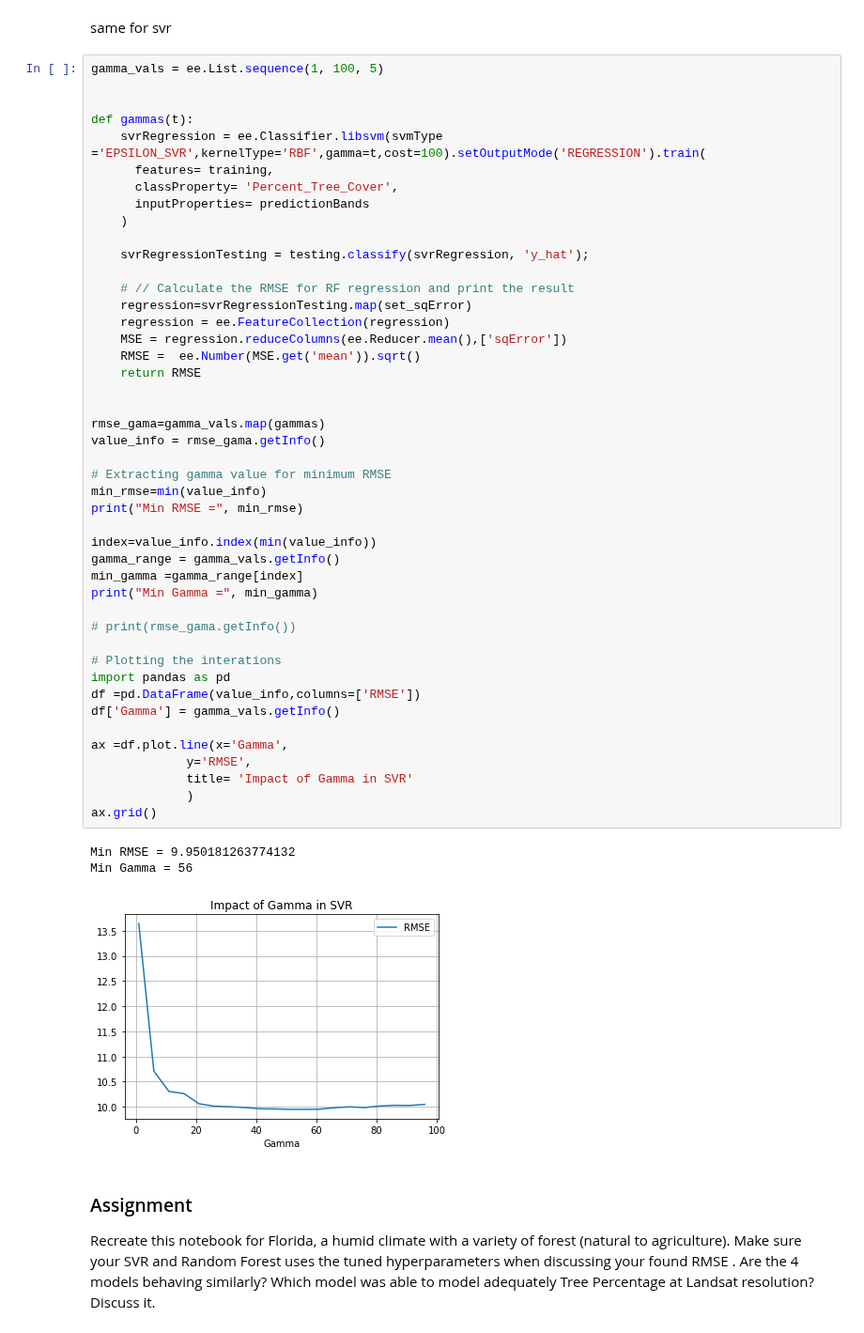
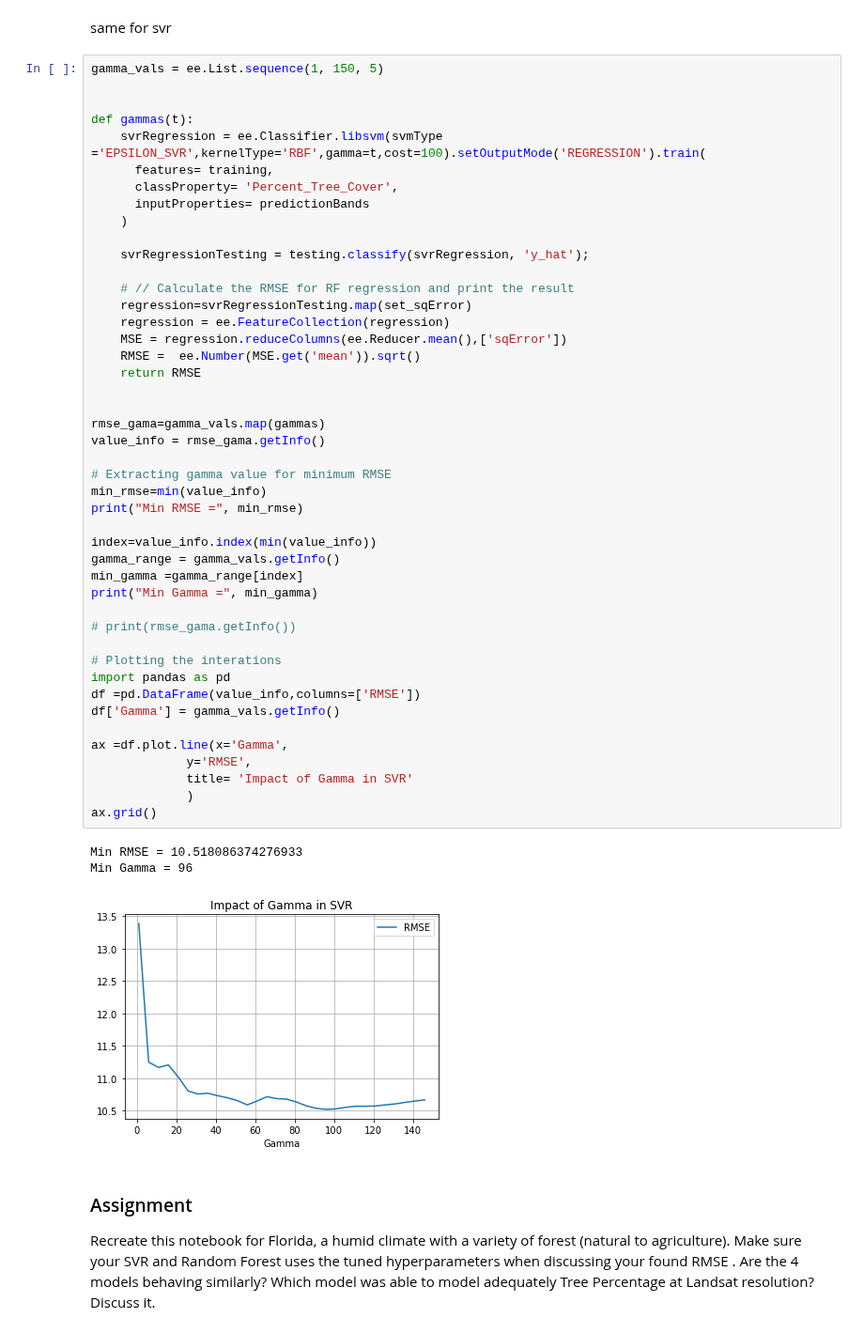
Before and after one commit to diviningwater/RS_of_Land_Surfaces_laboratory, a Jupyter notebook: Lab 4 Supervised regression.ipynb, the cells around one changed output. Shown at 94% size. Saved outputs shown, nothing was run; the diff lists cells and outputs as text.

```diff
--- a/Lab 4 Supervised regression.ipynb
+++ b/Lab 4 Supervised regression.ipynb
@@ -376,7 +429,7 @@ Min Trees = 320
 # %% [markdown]
 same for svr
 # %%
-gamma_vals = ee.List.sequence(1, 100, 5)
+gamma_vals = ee.List.sequence(1, 150, 5)
 
 
 def gammas(t):
@@ -394,36 +447,36 @@ def gammas(t):
     MSE = regression.reduceColumns(ee.Reducer.mean(),['sqError'])
     RMSE =  ee.Number(MSE.get('mean')).sqrt()
     return RMSE
 
 
 rmse_gama=gamma_vals.map(gammas)
 value_info = rmse_gama.getInfo()
 
 # Extracting gamma value for minimum RMSE
 min_rmse=min(value_info)
 print("Min RMSE =", min_rmse)
 
 index=value_info.index(min(value_info))
 gamma_range = gamma_vals.getInfo()
 min_gamma =gamma_range[index]
 print("Min Gamma =", min_gamma)
 
 # print(rmse_gama.getInfo())
 
 # Plotting the interations
 import pandas as pd
 df =pd.DataFrame(value_info,columns=['RMSE'])
 df['Gamma'] = gamma_vals.getInfo()
 
 ax =df.plot.line(x='Gamma',
              y='RMSE',
              title= 'Impact of Gamma in SVR'
              )
 ax.grid()
 # %% [output]
-Min RMSE = 9.950181263774132
-Min Gamma = 56
+Min RMSE = 10.518086374276933
+Min Gamma = 96
-[figure, old version]
+[figure, new version]
 # %% [markdown]
 ### Assignment
 
```
Also changed, not shown: parts of 18 cells of this notebook, 4 other files.
